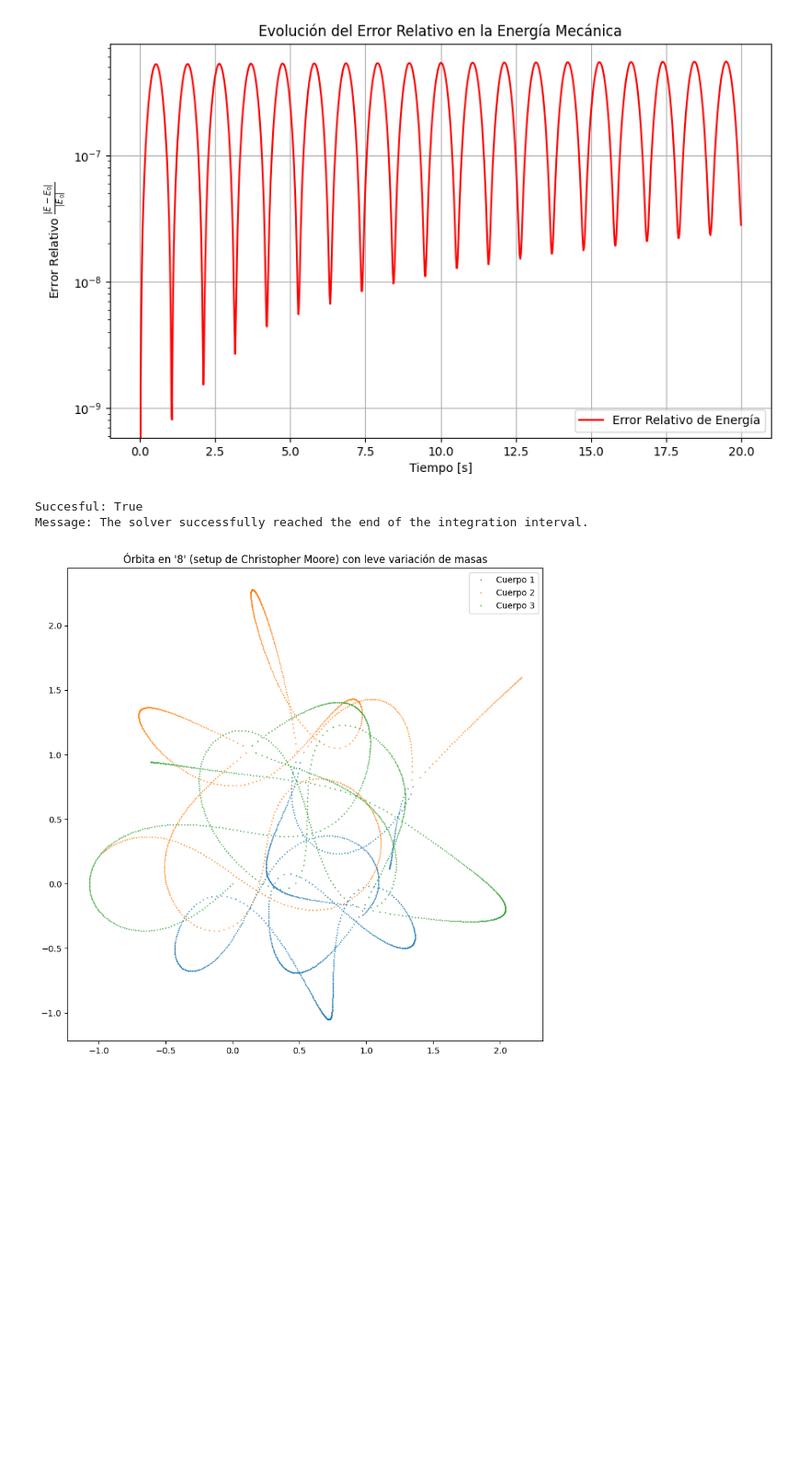
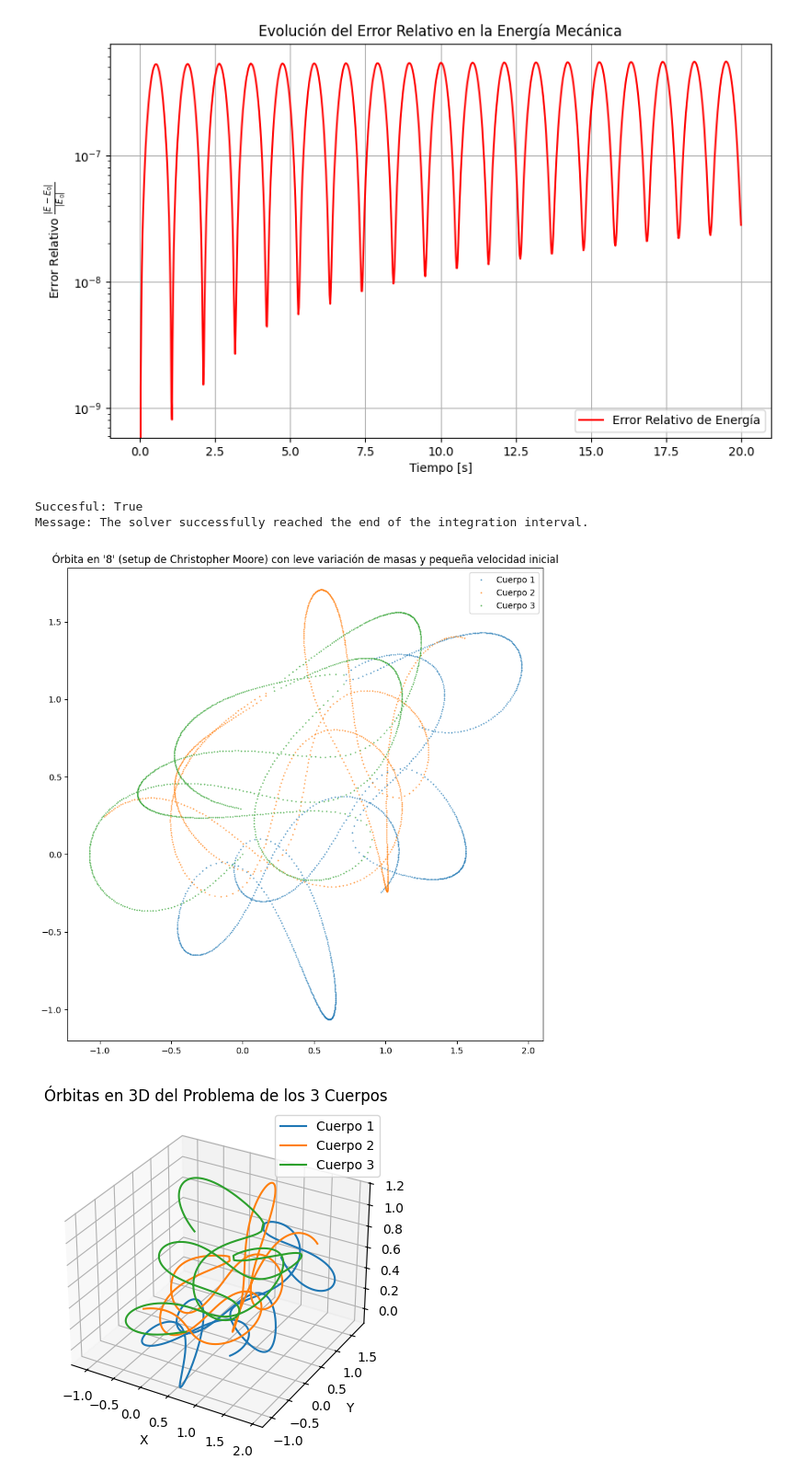
Before and after one commit to Another-DevX/Metodos-computacionales, a Jupyter notebook: proyecto/tres_cuerpos.ipynb, the cells around one changed output. Shown: that part at 92% size. Saved outputs shown, nothing was run; the diff lists cells and outputs as text; code cells hidden in the pictures; blank space fills up the shorter version.

Commit message:
Add 3d plot

```diff
--- a/proyecto/tres_cuerpos.ipynb
+++ b/proyecto/tres_cuerpos.ipynb
@@ -77,6 +78,7 @@ def three_body_eq(t,state, m1, m2, m3, gravitational_softening = 1e-3):
             vx3, vy3, vz3, a3[0], a3[1], a3[2]]
 # %%
 from dataclasses import dataclass
+from mpl_toolkits.mplot3d import Axes3D
 
 
 @dataclass
@@ -149,7 +151,7 @@ def solve_three_body_problem(m1, m2, m3, state0, t) -> ThreeBodySolution:
     )
 
 
-def plot_three_body_solution(solution: ThreeBodySolution, title: str):
+def plot_projection_three_body_solution(solution: ThreeBodySolution, title: str):
     """
     Plot the solution of the three-body problem on the XY plane
     """
@@ -160,6 +162,26 @@ def plot_three_body_solution(solution: ThreeBodySolution, title: str):
     plt.title(title)
     plt.legend()
     plt.show()
+
+def plot_three_body_solution(solution: ThreeBodySolution):
+    fig = plt.figure()
+    ax = fig.add_subplot(111, projection='3d')
+
+    x1, y1, z1 = solution.x1, solution.y1, solution.z1
+    x2, y2, z2 = solution.x2, solution.y2, solution.z2
+    x3, y3, z3 = solution.x3, solution.y3, solution.z3
+
+
+    ax.plot(x1, y1, z1, label="Cuerpo 1")
+    ax.plot(x2, y2, z2, label="Cuerpo 2")
+    ax.plot(x3, y3, z3, label="Cuerpo 3")
+
+    ax.set_xlabel("X")
+    ax.set_ylabel("Y")
+    ax.set_zlabel("Z")
+    ax.set_title("Órbitas en 3D del Problema de los 3 Cuerpos")
+    ax.legend()
+    plt.show()
 # %%
 # ----------------------
 # System parameters
@@ -258,33 +280,35 @@ plt.show()
 G = 1.0  # Gravitational constant normalized
 m1 = 1.1
 m2 = 1
 m3 = 0.9
 
 # ----------------------------
 # Initial conditions
 # ----------------------------
 
 r1 = np.array([0.97000436, -0.24308753, 0.0])
 r2 = np.array([-0.97000436, 0.24308753, 0.0])
 r3 = np.array([0.0, 0.0, 0.0])
 
-v1 = np.array([0.4662036850, 0.43236573, 0.0])
+v1 = np.array([0.4662036850, 0.43236573, 0.1])
 v2 = np.array([0.4662036850, 0.43236573, 0.0])
 v3 = np.array([-0.93240737, -0.86473146, 0.0])
 
 state0 = np.concatenate((r1, v1, r2, v2, r3, v3))
 
 t_max = 20
 num_points = 1000
 t = np.linspace(0, t_max, num_points)
 
 # ----------------------------
 # Solve the system
 # ----------------------------
 
 sol = solve_three_body_problem(m1, m2, m3, state0, t)
-plot_three_body_solution(sol, "Órbita en '8' (setup de Christopher Moore) con leve variación de masas")
+plot_projection_three_body_solution(sol, "Órbita en '8' (setup de Christopher Moore) con leve variación de masas y pequeña velocidad inicial")
+plot_three_body_solution(sol)
 # %% [output]
 Succesful: True
 Message: The solver successfully reached the end of the integration interval.
-[figure, old version]
+[figure, new version]
+[figure, added]
```
Also changed, not shown: parts of 2 cells of this notebook.
